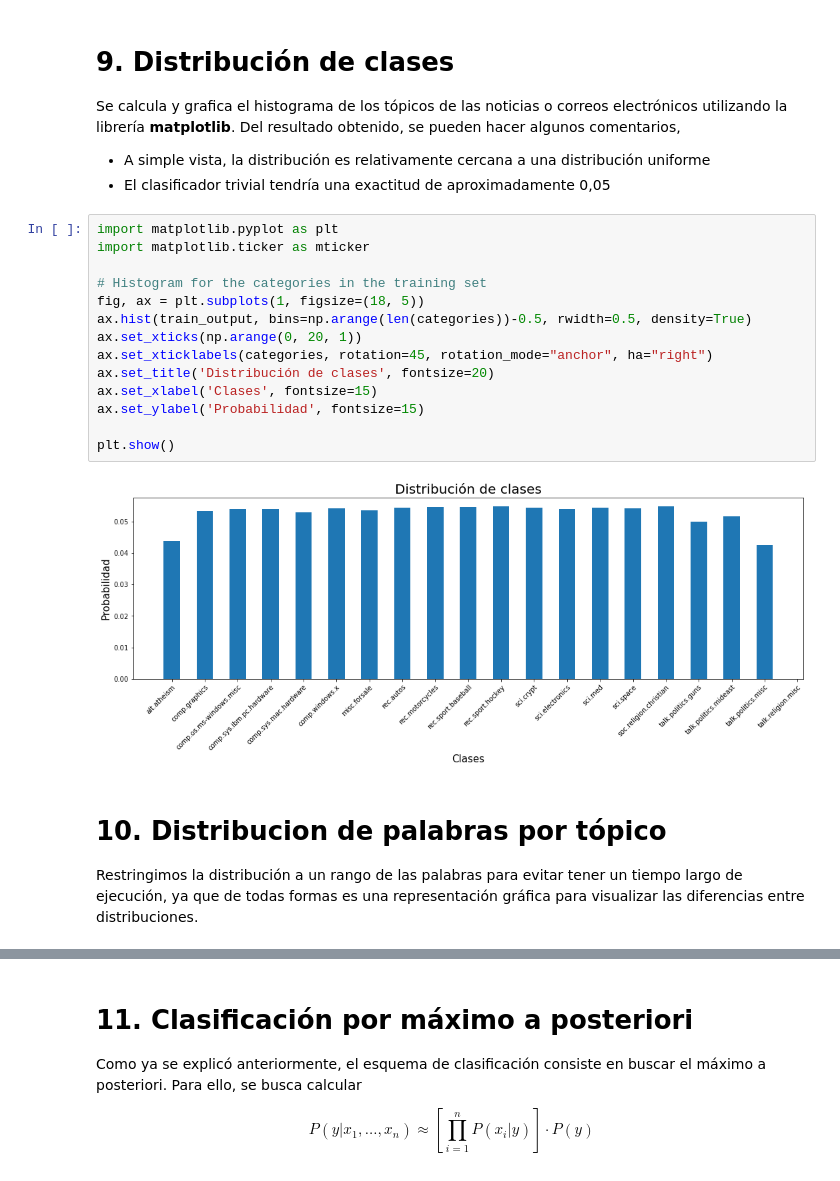
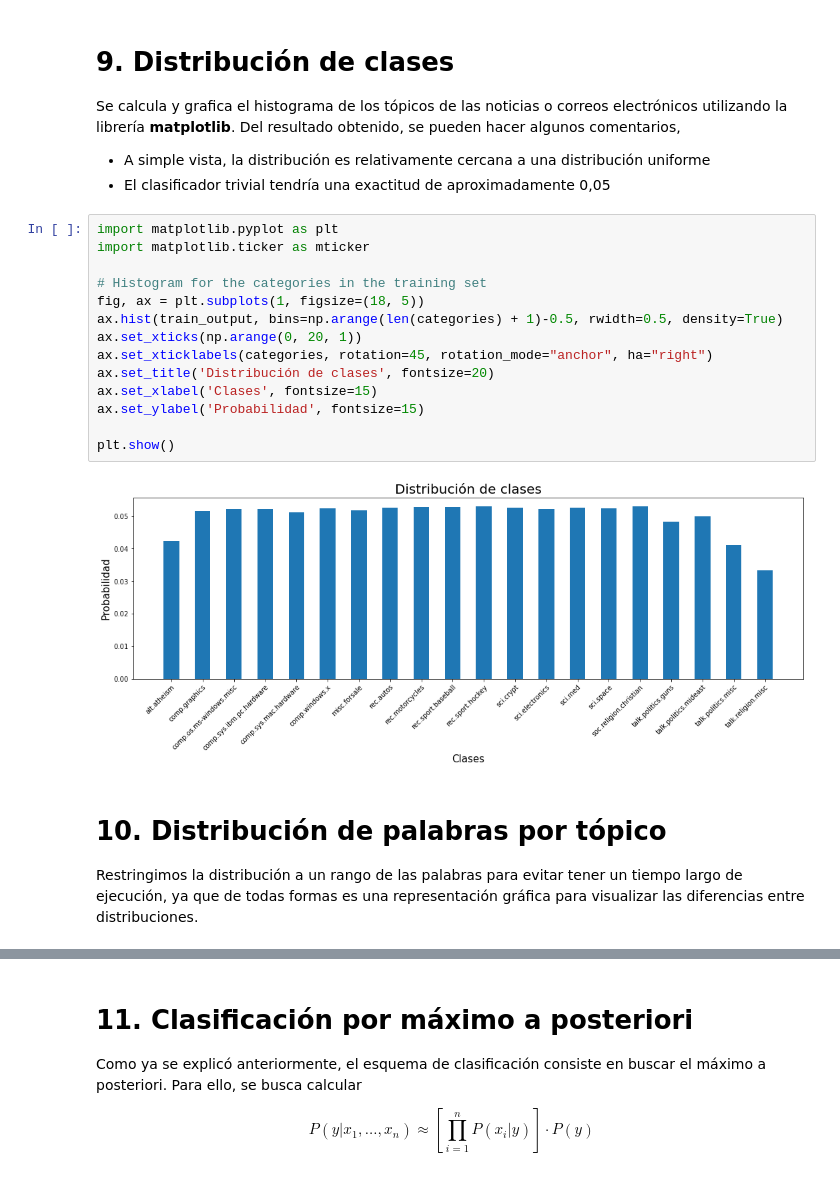
Before and after one commit to Kammann123/nn-tp1, a Jupyter notebook: notebooks/tp1-ej1-analysis.ipynb, the cells around one changed output, grey strips where cells are left out. Drawn from its saved outputs; the diff is of its cells as text.

```diff
--- a/notebooks/tp1-ej1-analysis.ipynb
+++ b/notebooks/tp1-ej1-analysis.ipynb
@@ -351,21 +359,21 @@ Se calcula y grafica el histograma de los tópicos de las noticias o correos ele
 # %%
 import matplotlib.pyplot as plt
 import matplotlib.ticker as mticker
 
 # Histogram for the categories in the training set
 fig, ax = plt.subplots(1, figsize=(18, 5))
-ax.hist(train_output, bins=np.arange(len(categories))-0.5, rwidth=0.5, density=True)
+ax.hist(train_output, bins=np.arange(len(categories) + 1)-0.5, rwidth=0.5, density=True)
 ax.set_xticks(np.arange(0, 20, 1))
 ax.set_xticklabels(categories, rotation=45, rotation_mode="anchor", ha="right")
 ax.set_title('Distribución de clases', fontsize=20)
 ax.set_xlabel('Clases', fontsize=15)
 ax.set_ylabel('Probabilidad', fontsize=15)
 
 plt.show()
 # %% [output]
-[figure, old version]
+[figure, new version]
 # %% [markdown]
-# 10. Distribucion de palabras por tópico
+# 10. Distribución de palabras por tópico
 Restringimos la distribución a un rango de las palabras para evitar tener un tiempo largo de ejecución, ya que de todas formas es una representación gráfica para visualizar las diferencias entre distribuciones.
 # %%
 # Parameters of the reduced data set
```
Also changed, not shown: parts of 16 cells of this notebook, 4 other files.
